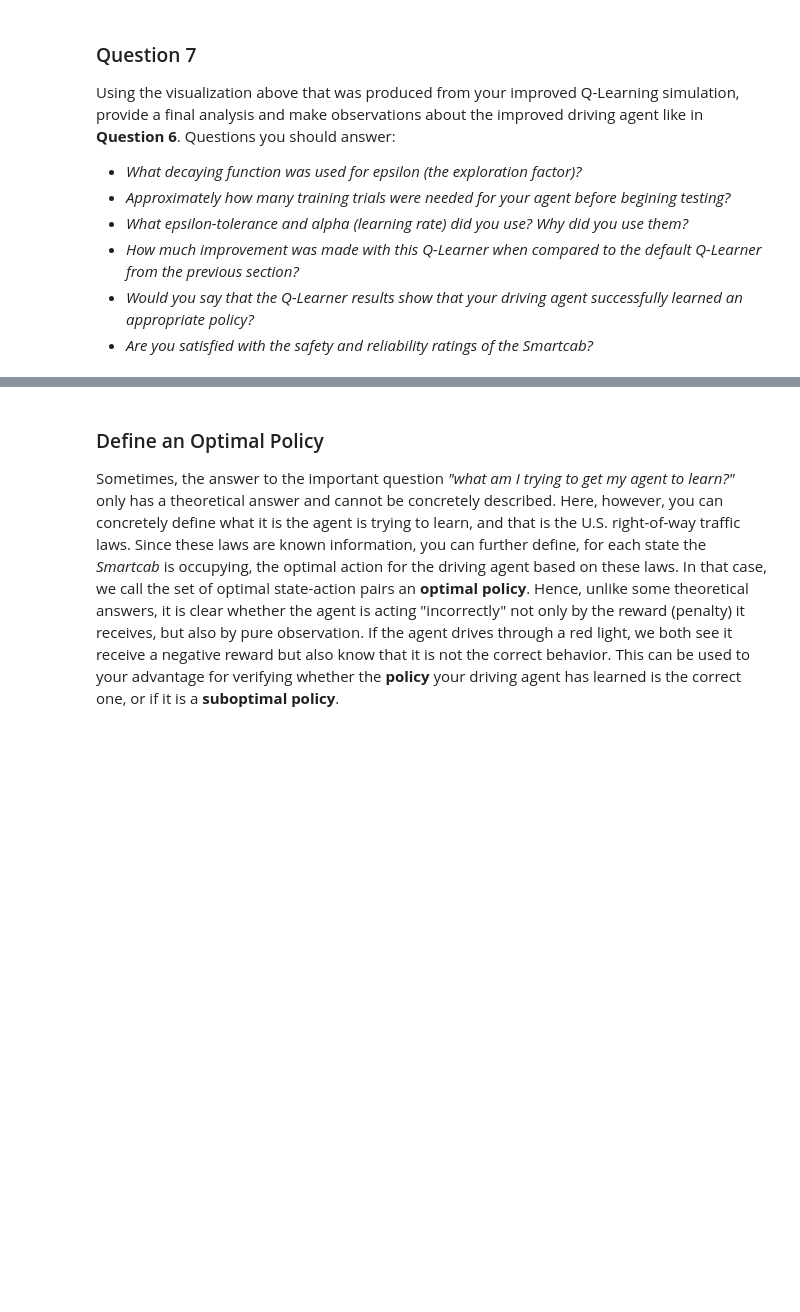
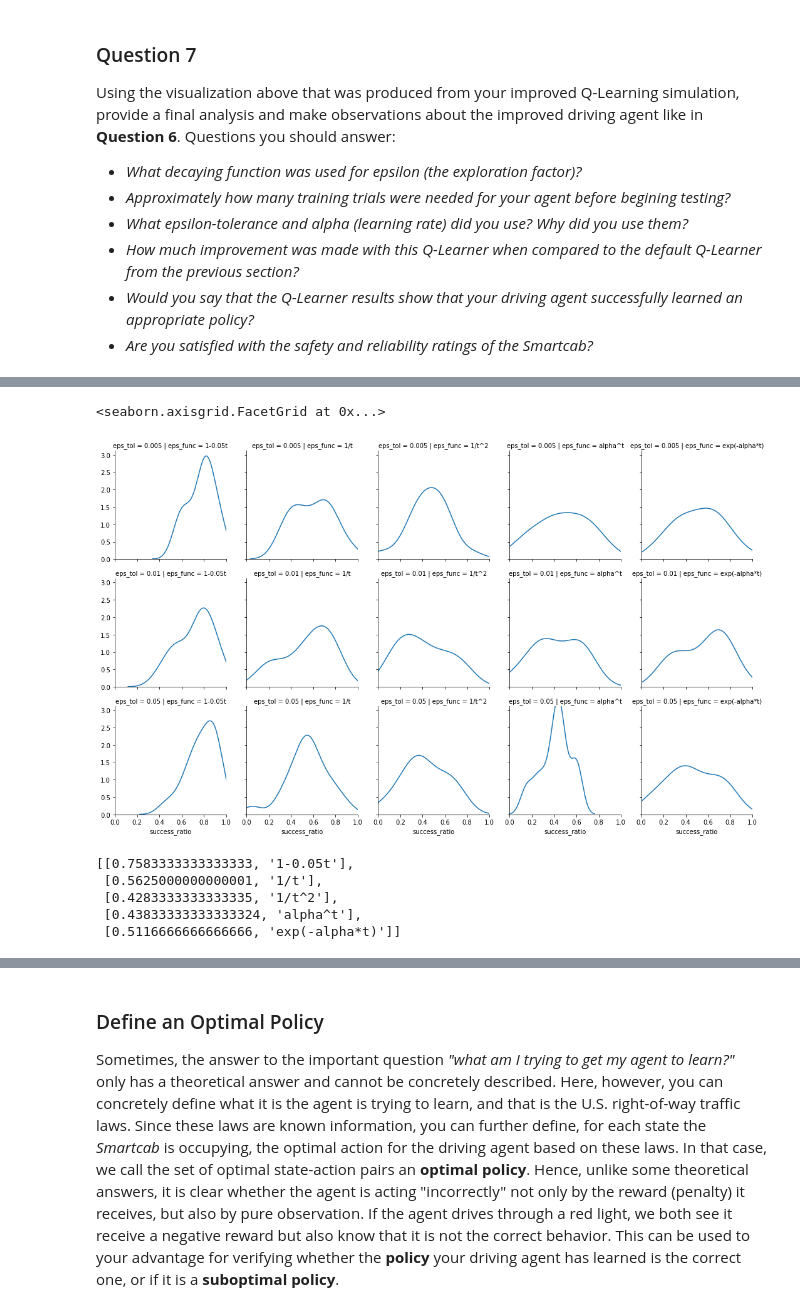
Before and after one commit to rutgerfick/Udacity-MLNanodegree, a Jupyter notebook: smartcab/smartcab.ipynb, the cells around one changed output, grey strips where cells are left out. Cells and saved outputs as stored; diff of their text form; code cells hidden in the pictures; blank space fills up the shorter version.

```diff
--- a/smartcab/smartcab.ipynb
+++ b/smartcab/smartcab.ipynb
@@ -269,0 +407,23 @@ Using the visualization above that was produced from your improved Q-Learning si
+# %%
+# We can make a kdeplot to see which combination yields the best results
+# the rows are different epsilon thresholds [0.005, 0.01, 0.05] and columns are different epsilon fucntions
+# It looks like the linear decay function has the best result on average, see below.
+g = sns.FacetGrid(df_results[df_results.eps_func!='1-0.005t'], col="eps_func", row='eps_tol')
+g = g.map(sns.kdeplot, "success_ratio")
+g.set(xlim=(0, 1))
+# %% [output]
+<seaborn.axisgrid.FacetGrid at 0x...>
+[figure, added]
+# %%
+# Here we print the mean success_rate, showing that 1-0.05 is best
+mean_success_ratios = []
+for eps_func_ in np.unique(df_results[df_results.eps_func!='1-0.005t'].eps_func):
+    mean_success_ratio = df_results.success_ratio[df_results.eps_func == eps_func_].mean()
+    mean_success_ratios.append([mean_success_ratio, eps_func_])
+mean_success_ratios
+# %% [output]
+[[0.7583333333333333, '1-0.05t'],
+ [0.5625000000000001, '1/t'],
+ [0.4283333333333335, '1/t^2'],
+ [0.43833333333333324, 'alpha^t'],
+ [0.5116666666666666, 'exp(-alpha*t)']]
```
Also changed, not shown: parts of 21 cells of this notebook, 7 other files.
